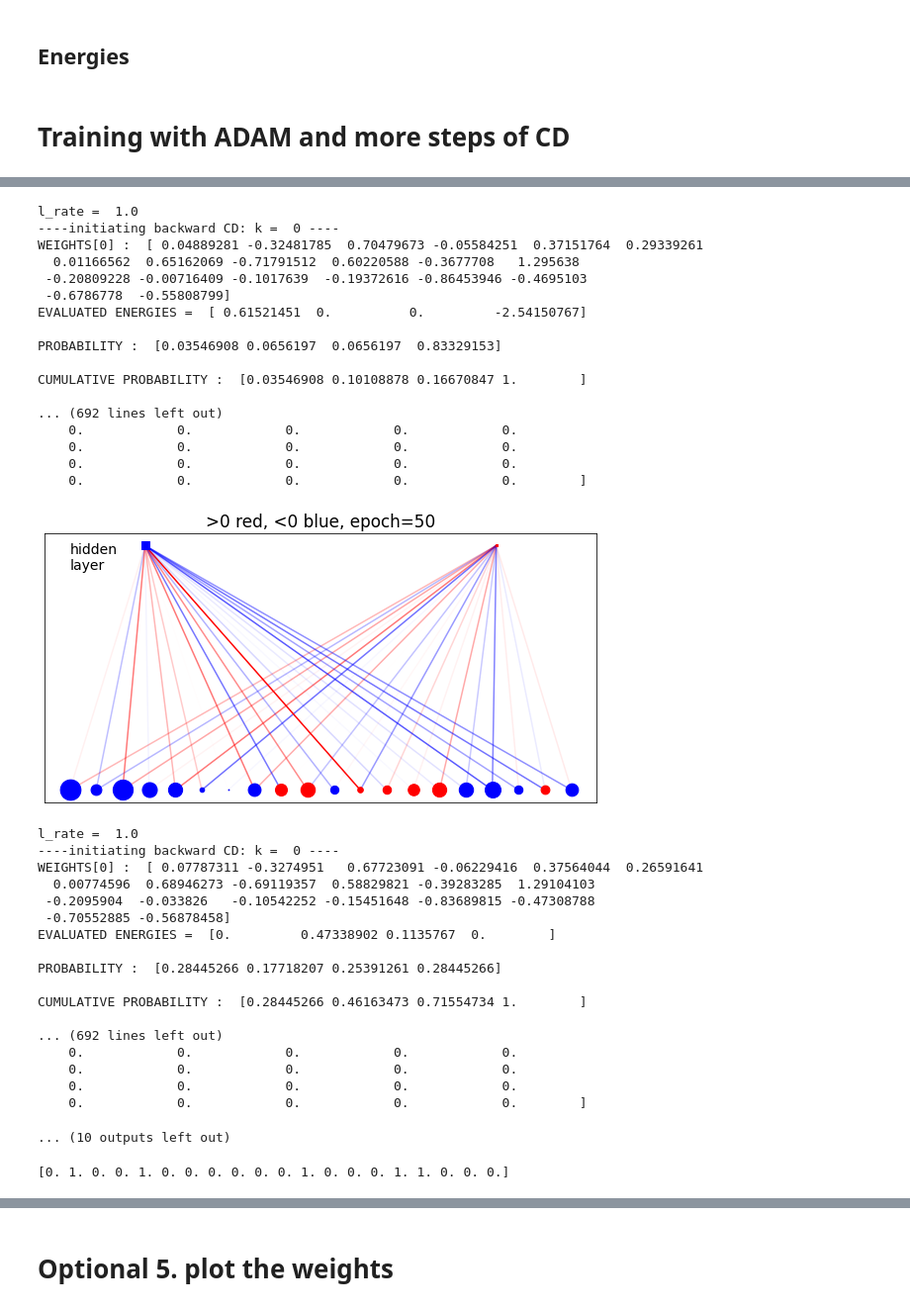
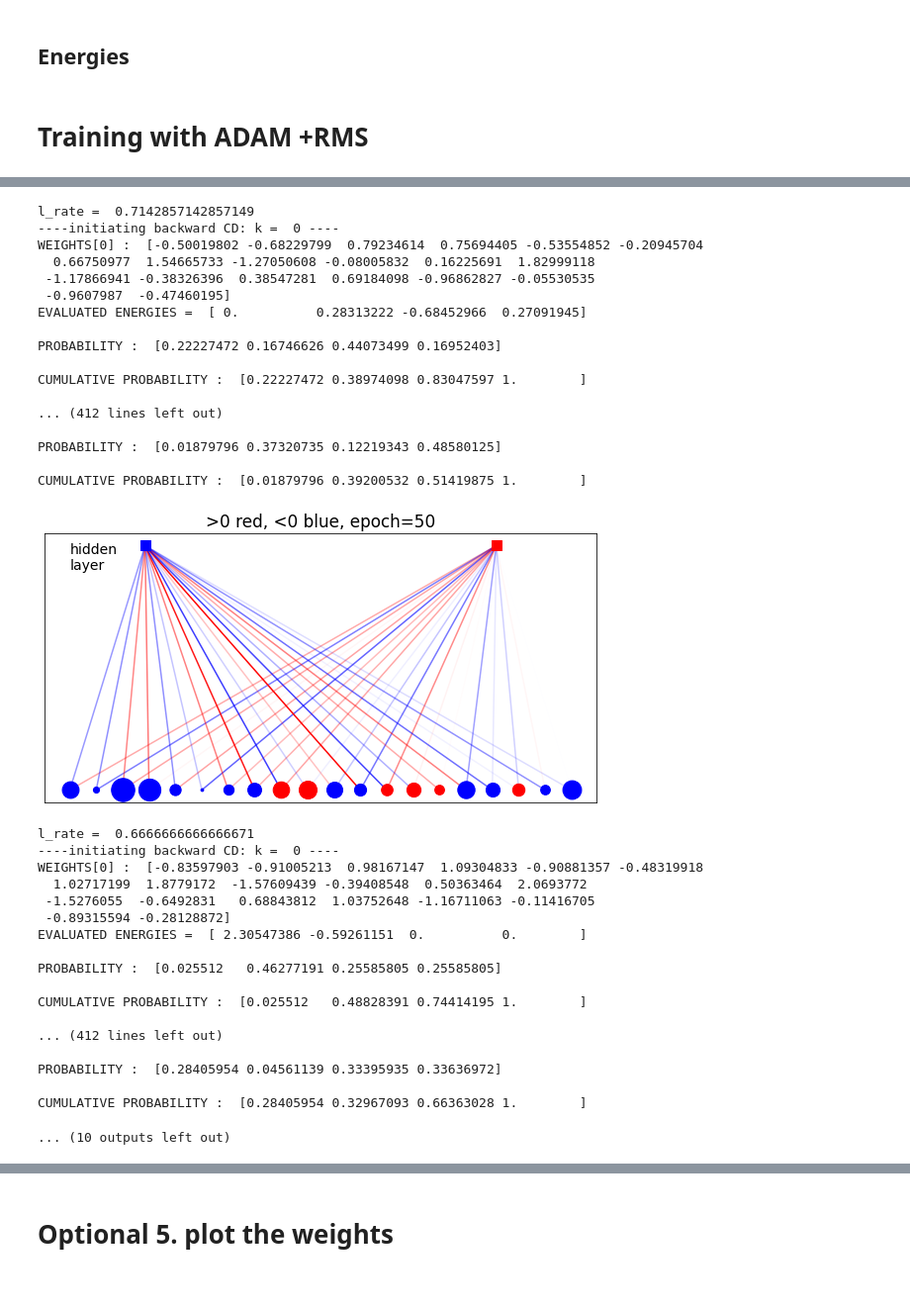
Before and after one commit to isottongloria/LCP-MODULE_B, a Jupyter notebook: RBM_23-point_4+2+3.ipynb, the cells around one changed output, grey strips where cells are left out. Shown at 99% size. Drawn from its saved outputs; the diff is of its cells as text; code cells hidden in the pictures.

```diff
--- a/RBM_23-point_4+2+3.ipynb
+++ b/RBM_23-point_4+2+3.ipynb
@@ -261,13 +261,13 @@ def E(v,h):
     ene = -(np.dot((np.dot(v,w)).T,h))-np.dot(a.T,v)-np.dot(b.T,h)
     return ene
 # %% [markdown]
-# Training with ADAM and more steps of CD
+# Training with ADAM +RMS
 # %%
 # random seed for reproducibility
 np.random.seed(12345)
 
 plotgraph(0)
-N = 1000
+N = 10000
 Nv = 20
 epochs = 100
 
@@ -297,7 +297,7 @@ V = []
 
 # minibatch
 mini, m = 500, 0
-steps=10
+steps=3
 # train model
 print('===================================================')
 for epoch in range(epochs):
@@ -342,7 +342,7 @@ for epoch in range(epochs):
             da = l_rate_m*(v_data - v_model)
             db = l_rate_m*(h_data - h_model)
 
-            if epoch<=200: #ADAM
+            if epoch<=70: #ADAM
                 ##********update***********##
                 m_dw = beta1*m_dw + (1-beta1)*(vh_data - vh_model)
                 m_db = beta1*m_db + (1-beta1)*(h_data - h_model)
@@ -395,13 +395,13 @@ for epoch in range(epochs):
             cov_sum[epoch]+=(cov_vf[i,j]-cov_data[i,j])**2
     cov_sum[epoch] = (cov_sum[epoch]*2)/(Nv*(Nv-1))
 
-    print('E_rbm = ', E_rbm)
-    print('E_data = ', E_d)
+    #print('E_rbm = ', E_rbm)
+    #print('E_data = ', E_d)
     # randomize the order of input data
     np.random.shuffle(v)
     V = []
     # decrease the learning rate (here as a power law)
-    #l_rate = l_rate / (0.01 * l_rate + 1)
+    l_rate = l_rate / (0.01 * l_rate + 1)
     if epoch%10==9:
         plotgraph(epoch+1)
         print('l_rate = ',l_rate)
@@ -482,40 +482,36 @@ CUMULATIVE PROBABILITY :  [0.15831348 0.31662697 0.47494045 1.        ]
-l_rate =  1.0
+l_rate =  0.7142857142857149
 ----initiating backward CD: k =  0 ----
-WEIGHTS[0] :  [ 0.04889281 -0.32481785  0.70479673 -0.05584251  0.37151764  0.29339261
-  0.01166562  0.65162069 -0.71791512  0.60220588 -0.3677708   1.295638
- -0.20809228 -0.00716409 -0.1017639  -0.19372616 -0.86453946 -0.4695103
- -0.6786778  -0.55808799]
-EVALUATED ENERGIES =  [ 0.61521451  0.          0.         -2.54150767]
+WEIGHTS[0] :  [-0.50019802 -0.68229799  0.79234614  0.75694405 -0.53554852 -0.20945704
+  0.66750977  1.54665733 -1.27050608 -0.08005832  0.16225691  1.82999118
+ -1.17866941 -0.38326396  0.38547281  0.69184098 -0.96862827 -0.05530535
+ -0.9607987  -0.47460195]
+EVALUATED ENERGIES =  [ 0.          0.28313222 -0.68452966  0.27091945]
 
-PROBABILITY :  [0.03546908 0.0656197  0.0656197  0.83329153]
+PROBABILITY :  [0.22227472 0.16746626 0.44073499 0.16952403]
 
-CUMULATIVE PROBABILITY :  [0.03546908 0.10108878 0.16670847 1.        ]
+CUMULATIVE PROBABILITY :  [0.22227472 0.38974098 0.83047597 1.        ]
 
-... (692 lines left out)
-    0.            0.            0.            0.            0.
-    0.            0.            0.            0.            0.
-    0.            0.            0.            0.            0.
-    0.            0.            0.            0.            0.        ]
+... (412 lines left out)
+
+PROBABILITY :  [0.01879796 0.37320735 0.12219343 0.48580125]
+
+CUMULATIVE PROBABILITY :  [0.01879796 0.39200532 0.51419875 1.        ]
-[figure, old version]
+[figure, new version]
-l_rate =  1.0
+l_rate =  0.6666666666666671
 ----initiating backward CD: k =  0 ----
-WEIGHTS[0] :  [ 0.07787311 -0.3274951   0.67723091 -0.06229416  0.37564044  0.26591641
-  0.00774596  0.68946273 -0.69119357  0.58829821 -0.39283285  1.29104103
- -0.2095904  -0.033826   -0.10542252 -0.15451648 -0.83689815 -0.47308788
- -0.70552885 -0.56878458]
-EVALUATED ENERGIES =  [0.         0.47338902 0.1135767  0.        ]
+WEIGHTS[0] :  [-0.83597903 -0.91005213  0.98167147  1.09304833 -0.90881357 -0.48319918
+  1.02717199  1.8779172  -1.57609439 -0.39408548  0.50363464  2.0693772
+ -1.5276055  -0.6492831   0.68843812  1.03752648 -1.16711063 -0.11416705
+ -0.89315594 -0.28128872]
+EVALUATED ENERGIES =  [ 2.30547386 -0.59261151  0.          0.        ]
 
-PROBABILITY :  [0.28445266 0.17718207 0.25391261 0.28445266]
+PROBABILITY :  [0.025512   0.46277191 0.25585805 0.25585805]
 
-CUMULATIVE PROBABILITY :  [0.28445266 0.46163473 0.71554734 1.        ]
+CUMULATIVE PROBABILITY :  [0.025512   0.48828391 0.74414195 1.        ]
 
-... (692 lines left out)
-    0.            0.            0.            0.            0.
-    0.            0.            0.            0.            0.
-    0.            0.            0.            0.            0.
-    0.            0.            0.            0.            0.        ]
+... (412 lines left out)
+
+PROBABILITY :  [0.28405954 0.04561139 0.33395935 0.33636972]
+
+CUMULATIVE PROBABILITY :  [0.28405954 0.32967093 0.66363028 1.        ]
 ... (10 outputs left out)
-# %%
-print(Vf[4])
-# %% [output]
-[0. 1. 0. 0. 1. 0. 0. 0. 0. 0. 0. 1. 0. 0. 0. 1. 1. 0. 0. 0.]
```
Also changed, not shown: parts of 16 cells of this notebook.
